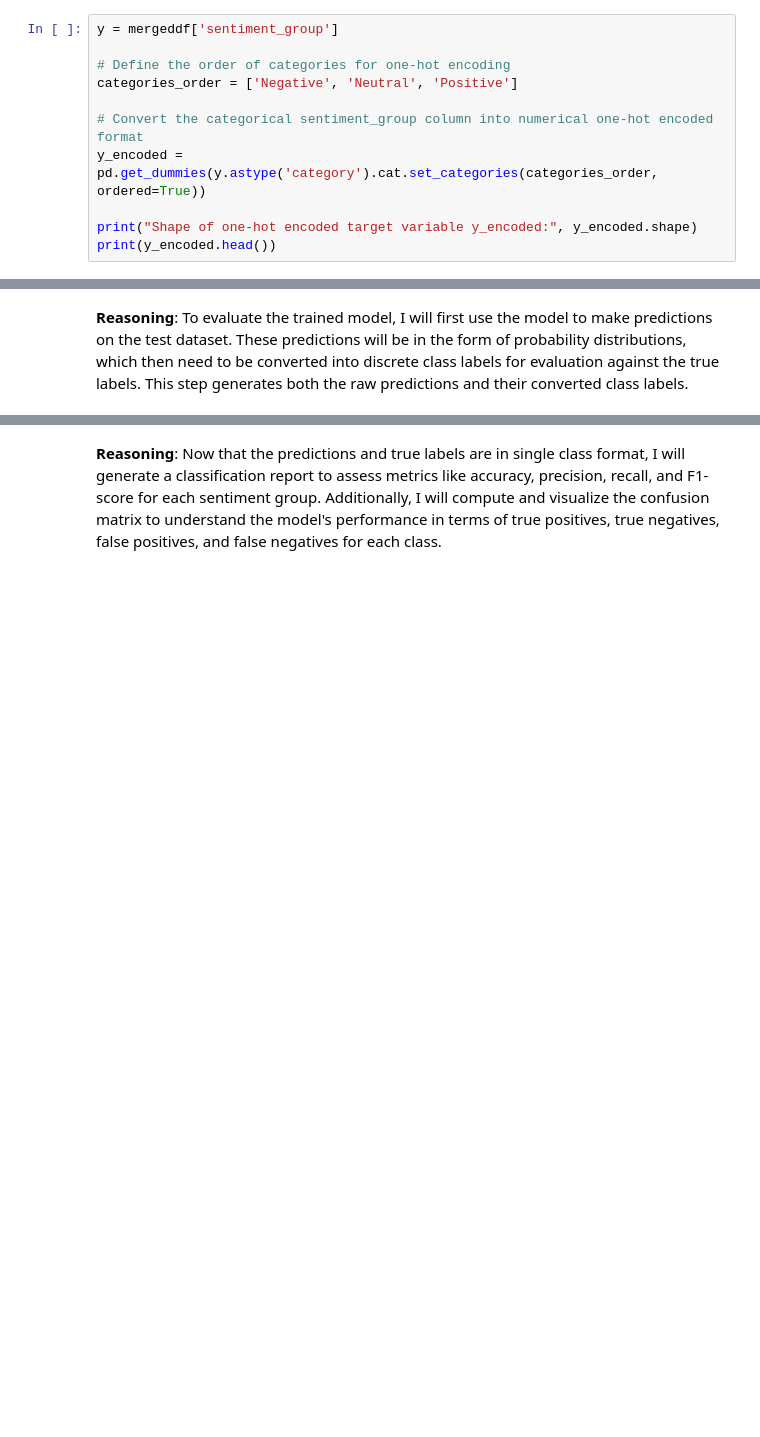
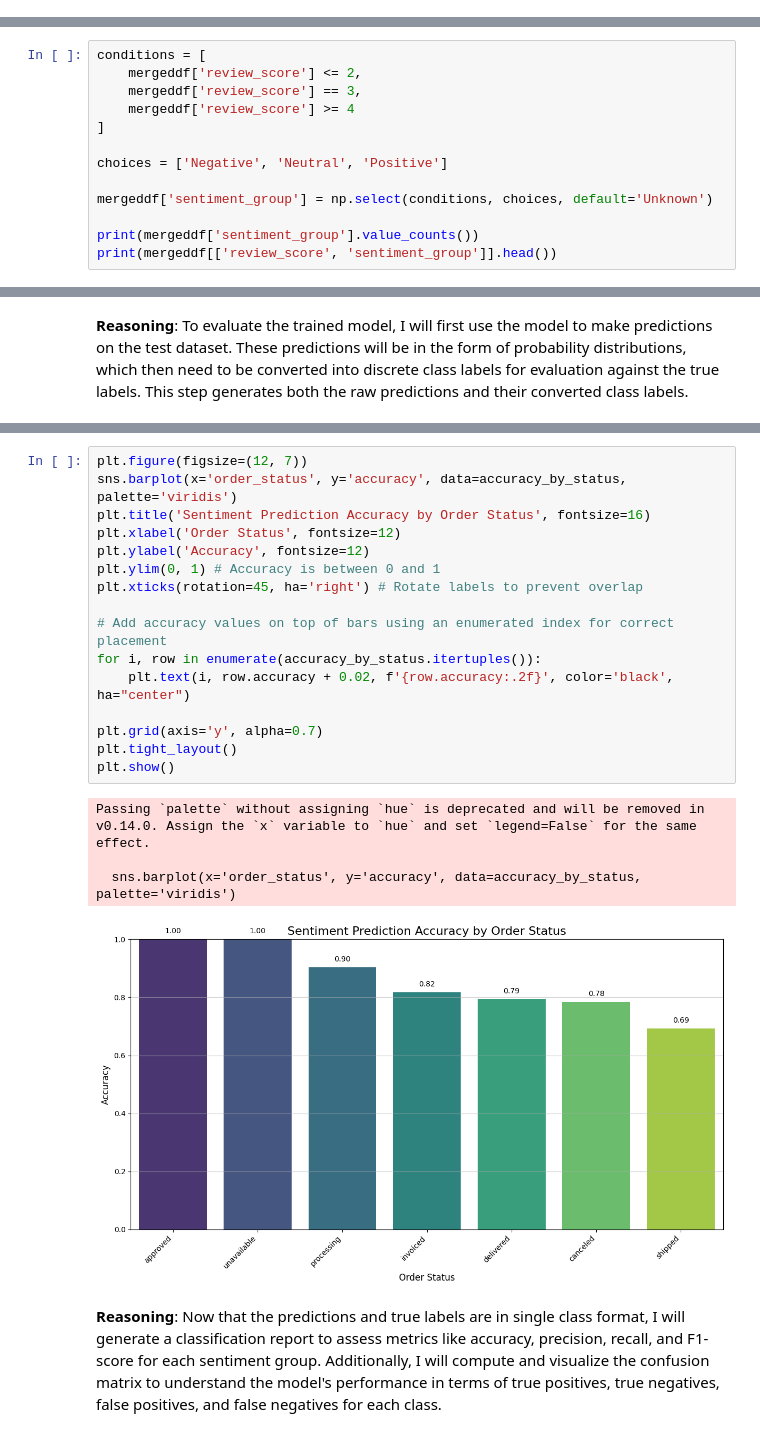
Before and after one commit to Y-Awara/Team-UNO-acl, a Jupyter notebook: MS1new.ipynb, the cells around one changed output, grey strips where cells are left out. Saved outputs shown, nothing was run; the diff lists cells and outputs as text; blank space fills up the shorter version.

```diff
--- a/MS1new.ipynb
+++ b/MS1new.ipynb
@@ -1020,14 +1020,3 @@ Split the preprocessed features and the `sentiment_group` target variable into t
 # %% [markdown]
 **Reasoning**:
 To prepare the target variable for model training, I will first extract the 'sentiment_group' column from `mergeddf` and then one-hot encode it to convert the categorical labels into a numerical format suitable for machine learning algorithms. The order of categories will be specified to ensure consistent encoding.
-# %%
-y = mergeddf['sentiment_group']
-
-# Define the order of categories for one-hot encoding
-categories_order = ['Negative', 'Neutral', 'Positive']
-
-# Convert the categorical sentiment_group column into numerical one-hot encoded format
-y_encoded = pd.get_dummies(y.astype('category').cat.set_categories(categories_order, ordered=True))
-
-print("Shape of one-hot encoded target variable y_encoded:", y_encoded.shape)
-print(y_encoded.head())
@@ -1041,0 +1023,13 @@ Shape of one-hot encoded target variable y_encoded: (110765, 3)
+# %%
+conditions = [
+    mergeddf['review_score'] <= 2,
+    mergeddf['review_score'] == 3,
+    mergeddf['review_score'] >= 4
+]
+
+choices = ['Negative', 'Neutral', 'Positive']
+
+mergeddf['sentiment_group'] = np.select(conditions, choices, default='Unknown')
+
+print(mergeddf['sentiment_group'].value_counts())
+print(mergeddf[['review_score', 'sentiment_group']].head())
@@ -1205,3 +1256,24 @@ Predictions generated and converted to class labels.
+# %%
+plt.figure(figsize=(12, 7))
+sns.barplot(x='order_status', y='accuracy', data=accuracy_by_status, palette='viridis')
+plt.title('Sentiment Prediction Accuracy by Order Status', fontsize=16)
+plt.xlabel('Order Status', fontsize=12)
+plt.ylabel('Accuracy', fontsize=12)
+plt.ylim(0, 1) # Accuracy is between 0 and 1
+plt.xticks(rotation=45, ha='right') # Rotate labels to prevent overlap
+
+# Add accuracy values on top of bars using an enumerated index for correct placement
+for i, row in enumerate(accuracy_by_status.itertuples()):
+    plt.text(i, row.accuracy + 0.02, f'{row.accuracy:.2f}', color='black', ha="center")
+
+plt.grid(axis='y', alpha=0.7)
+plt.tight_layout()
+plt.show()
+# %% [output]
+Passing `palette` without assigning `hue` is deprecated and will be removed in v0.14.0. Assign the `x` variable to `hue` and set `legend=False` for the same effect.
+
+  sns.barplot(x='order_status', y='accuracy', data=accuracy_by_status, palette='viridis')
+[figure, added]
 # %% [markdown]
 **Reasoning**:
 Now that the predictions and true labels are in single class format, I will generate a classification report to assess metrics like accuracy, precision, recall, and F1-score for each sentiment group. Additionally, I will compute and visualize the confusion matrix to understand the model's performance in terms of true positives, true negatives, false positives, and false negatives for each class.
```
Also changed, not shown: parts of 54 cells of this notebook.
